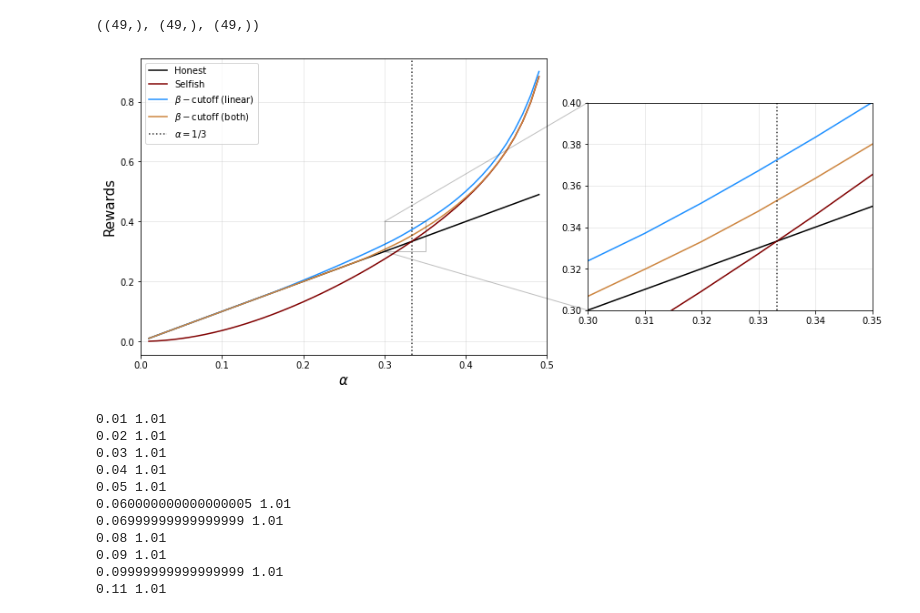
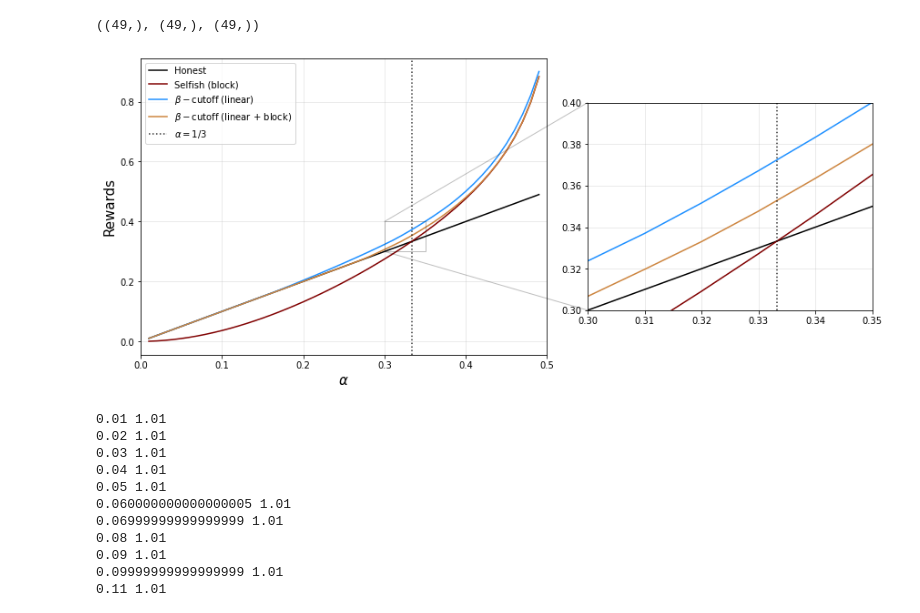
Before and after one commit to michaelneuder/opportunistic-mining, a Jupyter notebook: arxiv2.ipynb, the cells around one changed output. Drawn from its saved outputs; the diff is of its cells as text; code cells hidden in the pictures.

```diff
--- a/arxiv2.ipynb
+++ b/arxiv2.ipynb
@@ -396,7 +396,7 @@ f, ax = plt.subplots(figsize=(8,6))
 
 for ax_ in [ax]:
     ax_.plot(alphas, alphas, label='Honest', color='black')
-    ax_.plot(alphas, selfish_rews, label='Selfish', color='maroon')
+    ax_.plot(alphas, selfish_rews, label='Selfish (block)', color='maroon')
     ax_.plot(alphas, linear_rews, label=r'$\beta-$cutoff (linear)', color='dodgerblue')
     ax_.plot(alphas, total_rews/3, label=r'$\beta-$cutoff (total)', color='peru')
     ax_.grid(alpha=0.3)
@@ -488,31 +488,31 @@ selfish_rews.shape, linear_rews.shape, total_rews.shape
 # %%
 f, ax = plt.subplots(figsize=(8,6))
 
 
 axins = ax.inset_axes(
     [1.1, 0.15, 0.7, 0.7],
     xlim=(.3, .35), ylim=(0.3, 0.4))
 
 ax.indicate_inset_zoom(axins, edgecolor="black", label=None, alpha=0.25)
 
 
 for ax_ in [ax, axins]:
     ax_.plot(alphas, alphas, label='Honest', color='black')
-    ax_.plot(alphas, selfish_rews, label='Selfish', color='maroon')
+    ax_.plot(alphas, selfish_rews, label='Selfish (block)', color='maroon')
     ax_.plot(alphas, linear_rews, label=r'$\beta-$cutoff (linear)', color='dodgerblue')
-    ax_.plot(alphas, total_rews/2, label=r'$\beta-$cutoff (both)', color='peru')
+    ax_.plot(alphas, total_rews/2, label=r'$\beta-$cutoff (linear + block)', color='peru')
     ax_.grid(alpha=0.3)
     ax_.axvline(1/3, color='k', alpha=0.8, label=r'$\alpha=1/3$', linestyle='dotted')
 
 ax.set_xlabel(r'$\alpha$', size=15)
 ax.set_ylabel(r'Rewards', size=15)
 ax.set_xlim(0,0.5)
 
 ax.legend(loc=2)
 plt.savefig('out.png', dpi=150, bbox_inches='tight', facecolor='white')
 plt.show()
 # %% [output]
-[figure, old version]
+[figure, new version]
 # %%
 alphas = np.arange(0.01, 0.50, 0.01)
 betas = np.arange(1.01, 5.01, 0.5)
```
Also changed, not shown: parts of 13 cells of this notebook, 1 other file.
